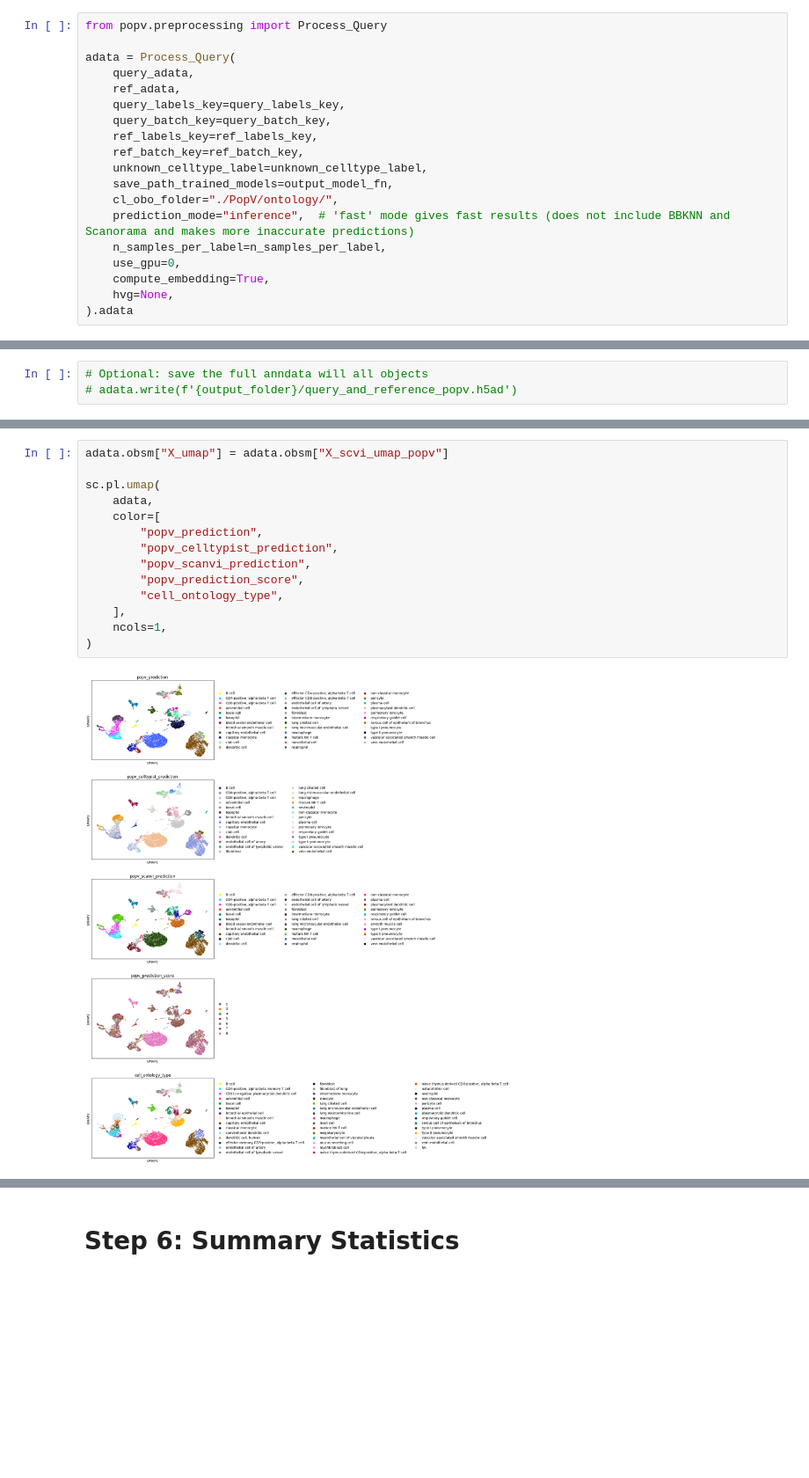
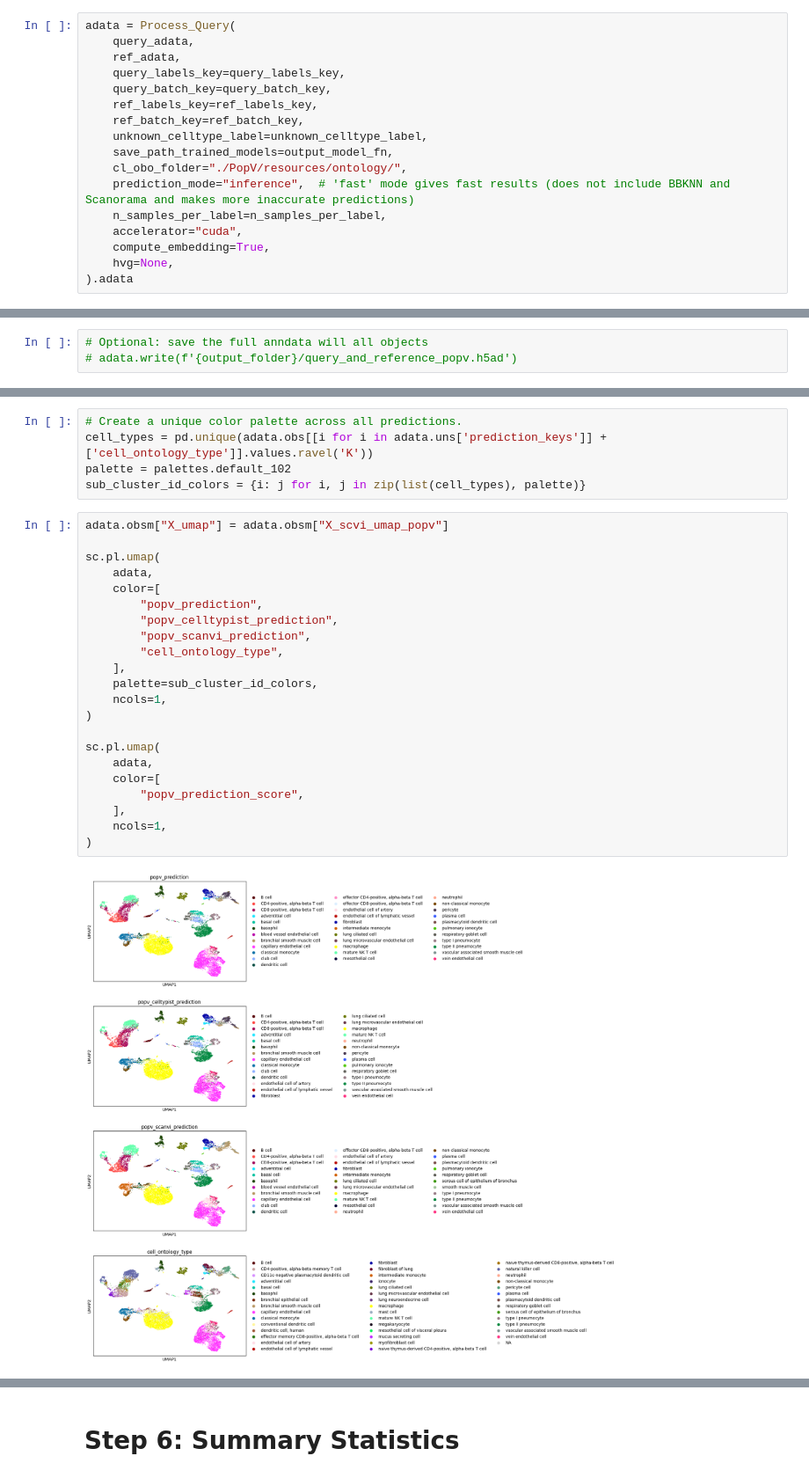
Before and after one commit to YosefLab/PopV, a Jupyter notebook: tabula_sapiens_tutorial.ipynb, the cells around one changed output, grey strips where cells are left out. Shown at 88% size. Drawn from its saved outputs; the diff is of its cells as text; blank space fills up the shorter version.

```diff
--- a/tabula_sapiens_tutorial.ipynb
+++ b/tabula_sapiens_tutorial.ipynb
@@ -244,6 +225,4 @@ PopV/  sample_data/  tmp/  tmp_testing/
 # %%
-from popv.preprocessing import Process_Query
-
 adata = Process_Query(
     query_adata,
     ref_adata,
@@ -253,10 +232,10 @@ adata = Process_Query(
     ref_batch_key=ref_batch_key,
     unknown_celltype_label=unknown_celltype_label,
     save_path_trained_models=output_model_fn,
-    cl_obo_folder="./PopV/ontology/",
+    cl_obo_folder="./PopV/resources/ontology/",
     prediction_mode="inference",  # 'fast' mode gives fast results (does not include BBKNN and Scanorama and makes more inaccurate predictions)
     n_samples_per_label=n_samples_per_label,
-    use_gpu=0,
+    accelerator="cuda",
     compute_embedding=True,
     hvg=None,
 ).adata
@@ -312,18 +303,31 @@ AnnData object with n_obs × n_vars = 16797 × 4000
     layers: 'scvi_counts', 'scaled_counts'
     obsp: 'connectivities', 'distances'
+# %%
+# Create a unique color palette across all predictions.
+cell_types = pd.unique(adata.obs[[i for i in adata.uns['prediction_keys']] + ['cell_ontology_type']].values.ravel('K'))
+palette = palettes.default_102
+sub_cluster_id_colors = {i: j for i, j in zip(list(cell_types), palette)}
 # %%
 adata.obsm["X_umap"] = adata.obsm["X_scvi_umap_popv"]
 
 sc.pl.umap(
     adata,
     color=[
         "popv_prediction",
         "popv_celltypist_prediction",
         "popv_scanvi_prediction",
+        "cell_ontology_type",
+    ],
+    palette=sub_cluster_id_colors,
+    ncols=1,
+)
+
+sc.pl.umap(
+    adata,
+    color=[
         "popv_prediction_score",
-        "cell_ontology_type",
     ],
     ncols=1,
 )
 # %% [output]
-[figure, old version]
+[figure, new version]
```
Also changed, not shown: parts of 24 cells of this notebook.
